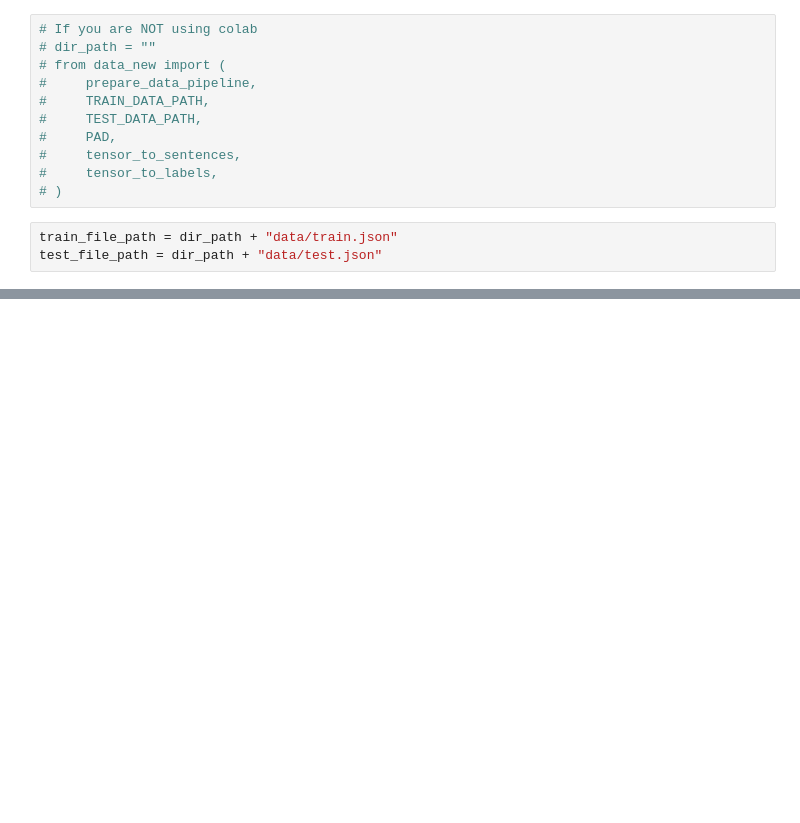
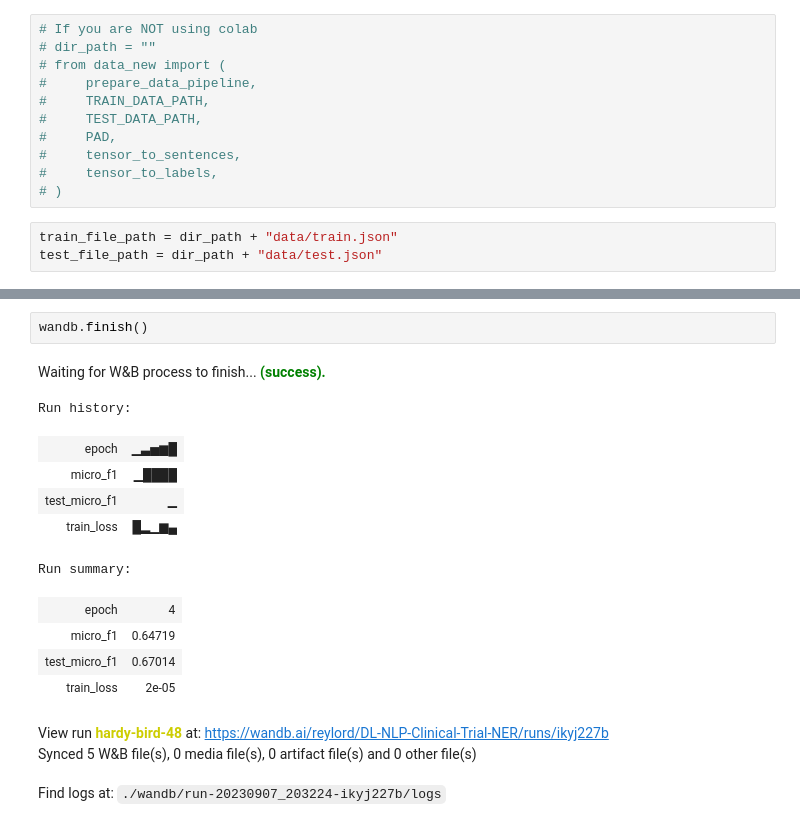
Before and after one commit to ReylordDev/Named-Entity-Recognition-in-Clinical-Trial-Abstracts, a Jupyter notebook: transformer.ipynb, the cells around one changed output, grey strips where cells are left out. Drawn from its saved outputs; the diff is of its cells as text; blank space fills up the shorter version.

```diff
--- a/transformer.ipynb
+++ b/transformer.ipynb
@@ -240,0 +448,17 @@ classifier(train_sentences[0])
+# %%
+wandb.finish()
+# %% [output]
+Waiting for W&B process to finish... (success).
+Run history:
+| epoch | ▁▃▅▆█ |
+| micro_f1 | ▁████ |
+| test_micro_f1 | ▁ |
+| train_loss | █▂▁▆▄ |
+Run summary:
+| epoch | 4 |
+| micro_f1 | 0.64719 |
+| test_micro_f1 | 0.67014 |
+| train_loss | 2e-05 |
+View run hardy-bird-48 at: https://wandb.ai/reylord/DL-NLP-Clinical-Trial-NER/runs/ikyj227b
+Synced 5 W&B file(s), 0 media file(s), 0 artifact file(s) and 0 other file(s)
+Find logs at: ./wandb/run-20230907_203224-ikyj227b/logs
```
Also changed, not shown: parts of 40 cells of this notebook, 1 other file.
